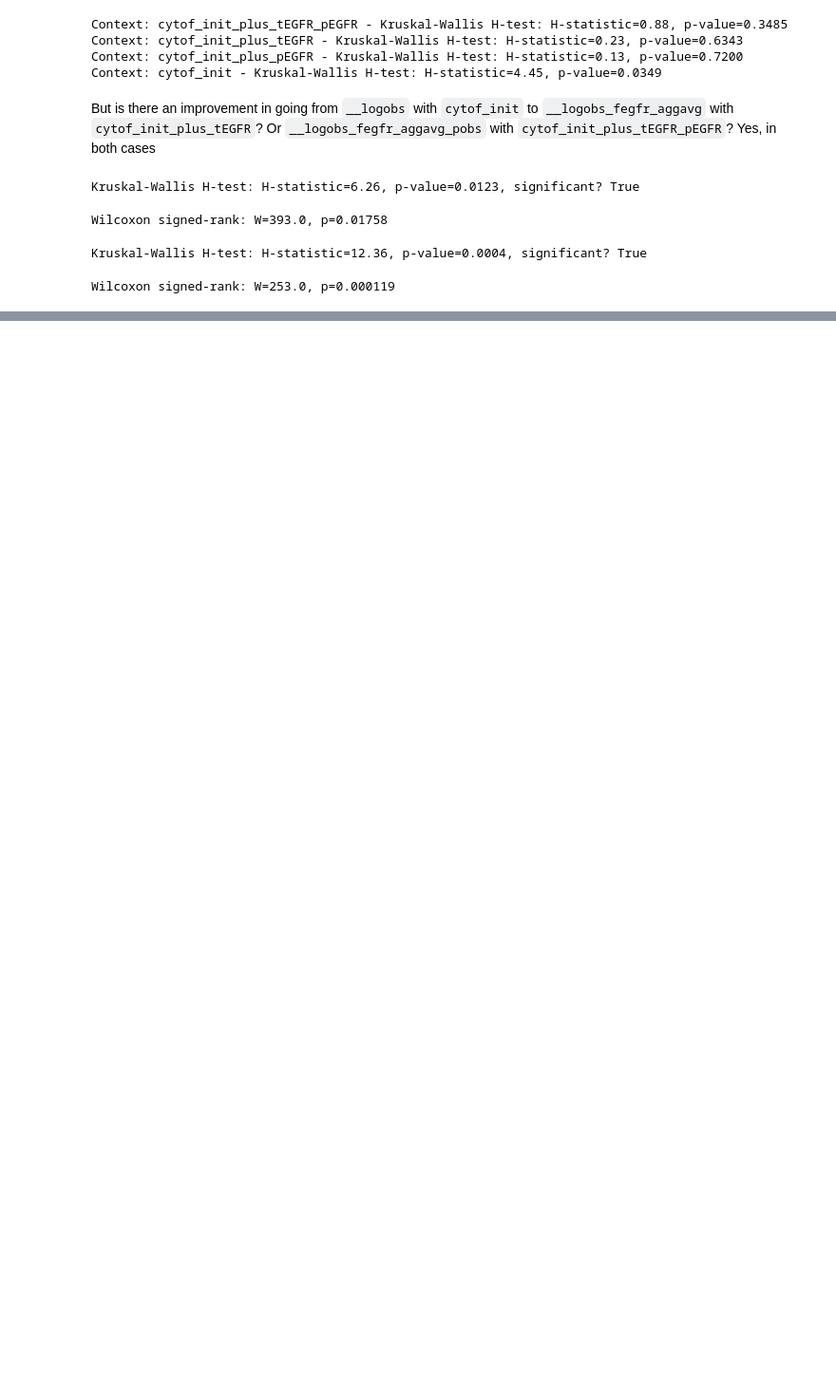
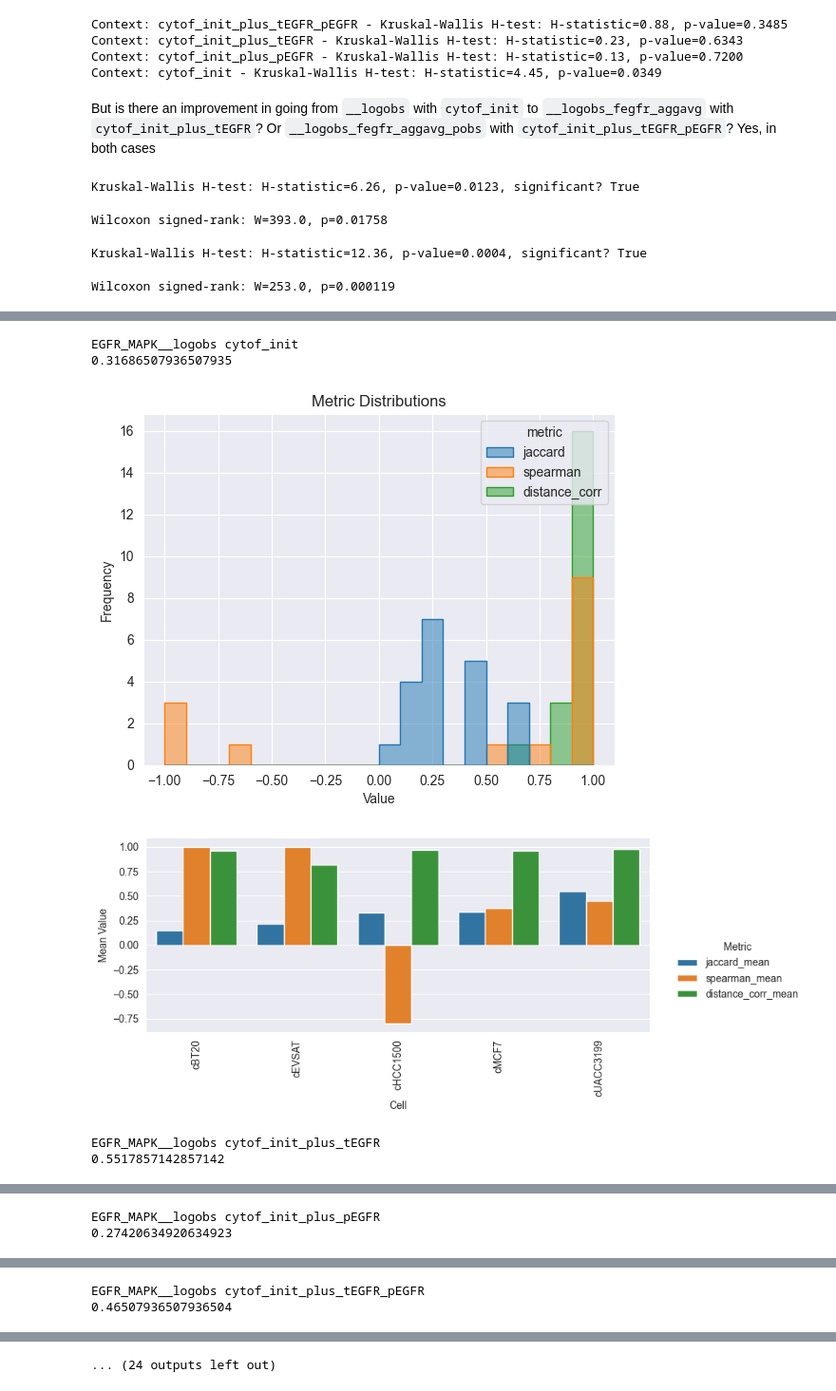
Before and after one commit to frohlich-lab/DeepMechanisticModels, a Jupyter notebook: analysis_figures/fig2a.ipynb, the cells around one changed output, grey strips where cells are left out. Shown at 95% size. Drawn from its saved outputs; the diff is of its cells as text; code cells hidden in the pictures; blank space fills up the shorter version.

```diff
--- a/analysis_figures/fig2a.ipynb
+++ b/analysis_figures/fig2a.ipynb
@@ -214,0 +301,34 @@ Wilcoxon signed-rank: W=253.0, p=0.000119
+# %%
+import itertools as itt
+from embedding_consistency import *
+from training_configuration import CONTEXTS_FEATURES_2A
+
+# Compute per (split vs other_split) comparisons for each validation cell
+splits = ["MCF7", "BT20", "HCC1500", "EVSAT", "UACC3199"]
+
+summaries = []
+for model, (context, _) in itt.product(PATHWAYS_2A, CONTEXTS_FEATURES_2A):
+    print(model, context)
+    per_pair = compute_validation_neighborhood_consistency(
+        {split: pca_embeddings_dict[model][(pca_embeddings_dict[model]["samples"] == split) & (pca_embeddings_dict[model].context == context)][["L1", "L2"]] for split in splits},
+        {split: "c"+split for split in splits},
+        n_neighbors=5,      # set N here
+        metric="euclidean",  # or "cosine"
+    )
+
+    # Summaries per cell
+    summary = summarize_consistency(per_pair)
+    print(summary.jaccard_mean.mean())
+    summaries.append(summary.assign(model=model, context=context))
+
+    plot_distribution(per_pair)
+    plot_per_cell_summary(summary)
+
+overall_summary = pd.concat(summaries)
+# %% [output]
+EGFR_MAPK__logobs cytof_init
+0.31686507936507935
+[figure, added]
+[figure, added]
+EGFR_MAPK__logobs cytof_init_plus_tEGFR
+0.5517857142857142
@@ -214,0 +337,2 @@ Wilcoxon signed-rank: W=253.0, p=0.000119
+EGFR_MAPK__logobs cytof_init_plus_pEGFR
+0.27420634920634923
@@ -214,0 +341,2 @@ Wilcoxon signed-rank: W=253.0, p=0.000119
+EGFR_MAPK__logobs cytof_init_plus_tEGFR_pEGFR
+0.46507936507936504
@@ -214,0 +345 @@ Wilcoxon signed-rank: W=253.0, p=0.000119
+... (24 outputs left out)
```
Also changed, not shown: parts of 13 cells of this notebook, 3 other files.
